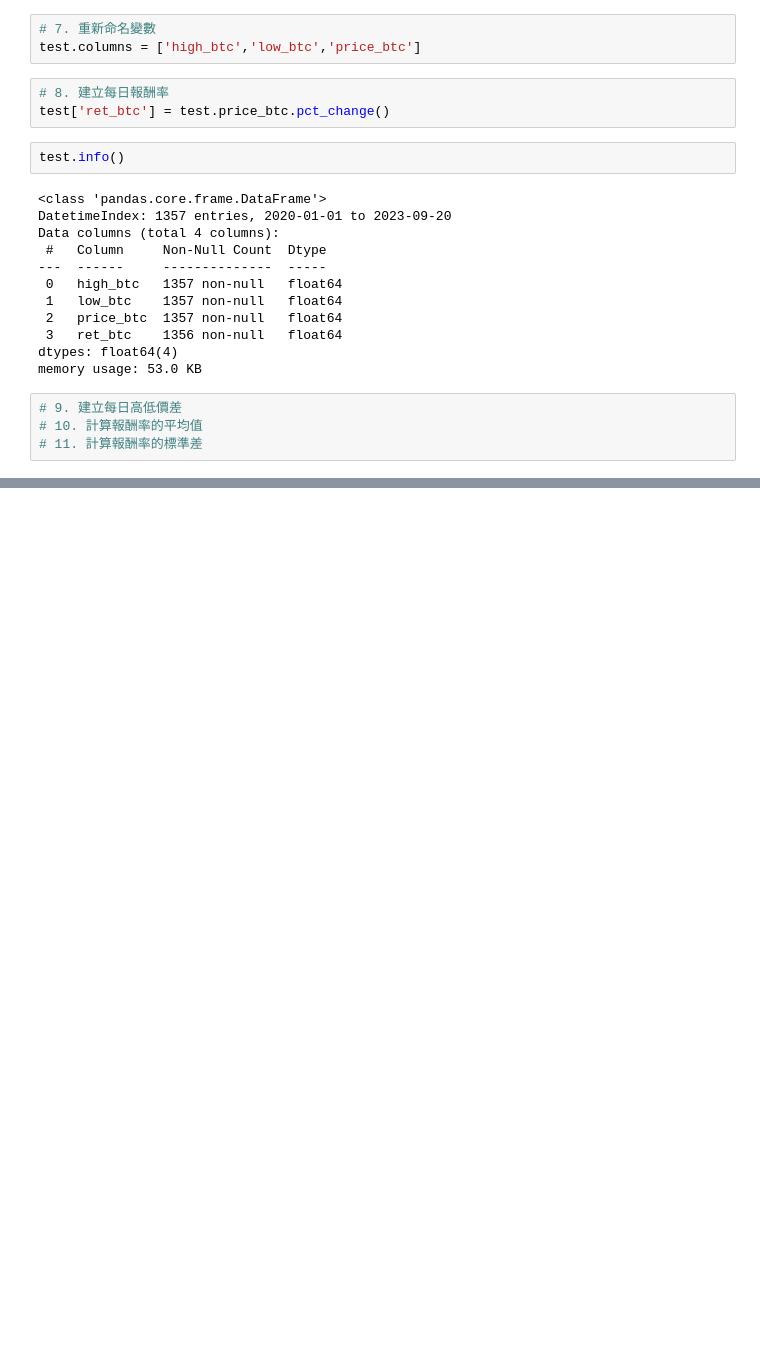
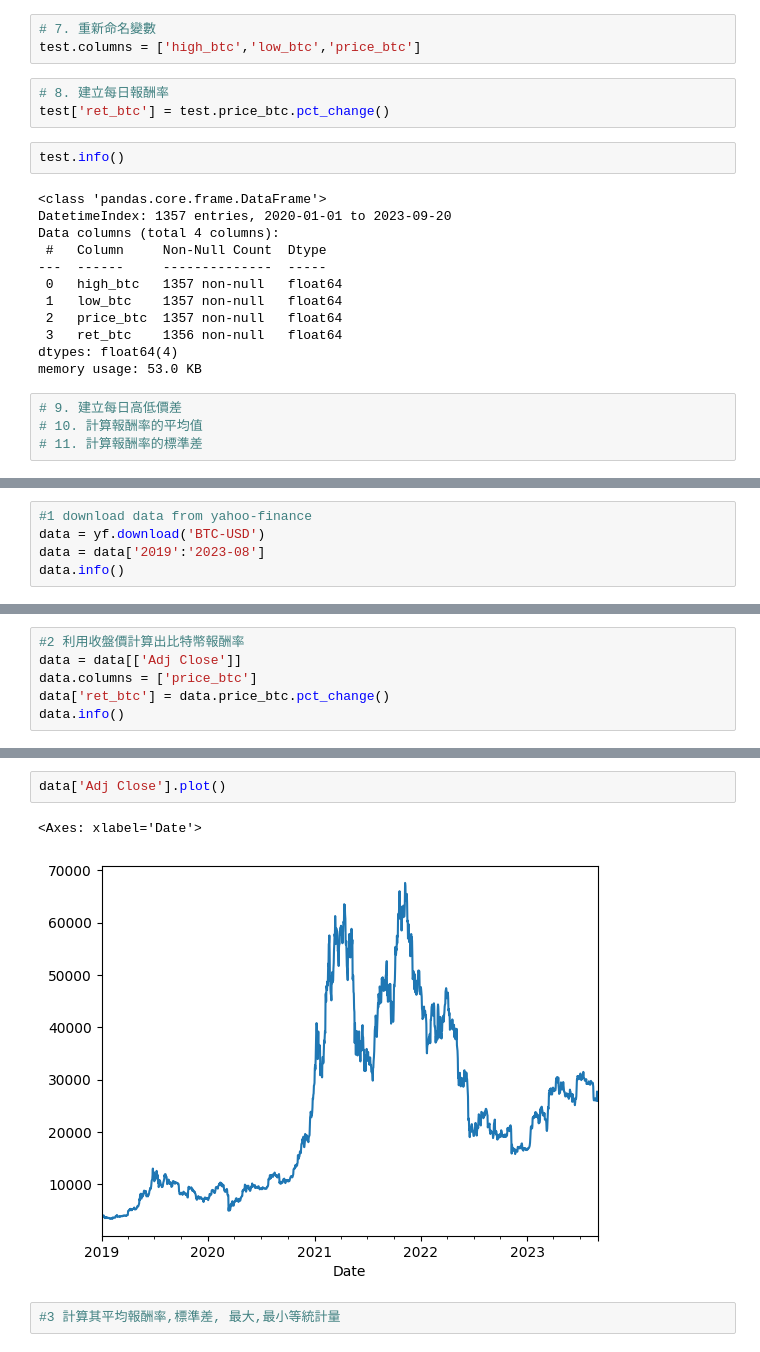
Before and after one commit to quetion/Crypto_fin, a Jupyter notebook: [Cryptofin]Hello_Python.ipynb, the cells around one changed output, grey strips where cells are left out. Cells and saved outputs as stored; diff of their text form; blank space fills up the shorter version.

```diff
--- a/[Cryptofin]Hello_Python.ipynb
+++ b/[Cryptofin]Hello_Python.ipynb
@@ -159,0 +172,5 @@ memory usage: 53.0 KB
+# %%
+#1 download data from yahoo-finance
+data = yf.download('BTC-USD')
+data = data['2019':'2023-08']
+data.info()
@@ -159,0 +192,6 @@ memory usage: 53.0 KB
+# %%
+#2 利用收盤價計算出比特幣報酬率
+data = data[['Adj Close']]
+data.columns = ['price_btc']
+data['ret_btc'] = data.price_btc.pct_change()
+data.info()
@@ -159,0 +208,7 @@ memory usage: 53.0 KB
+# %%
+data['Adj Close'].plot()
+# %% [output]
+<Axes: xlabel='Date'>
+[figure, added]
+# %%
+#3 計算其平均報酬率,標準差, 最大,最小等統計量
```
Also changed, not shown: parts of 5 cells of this notebook.
